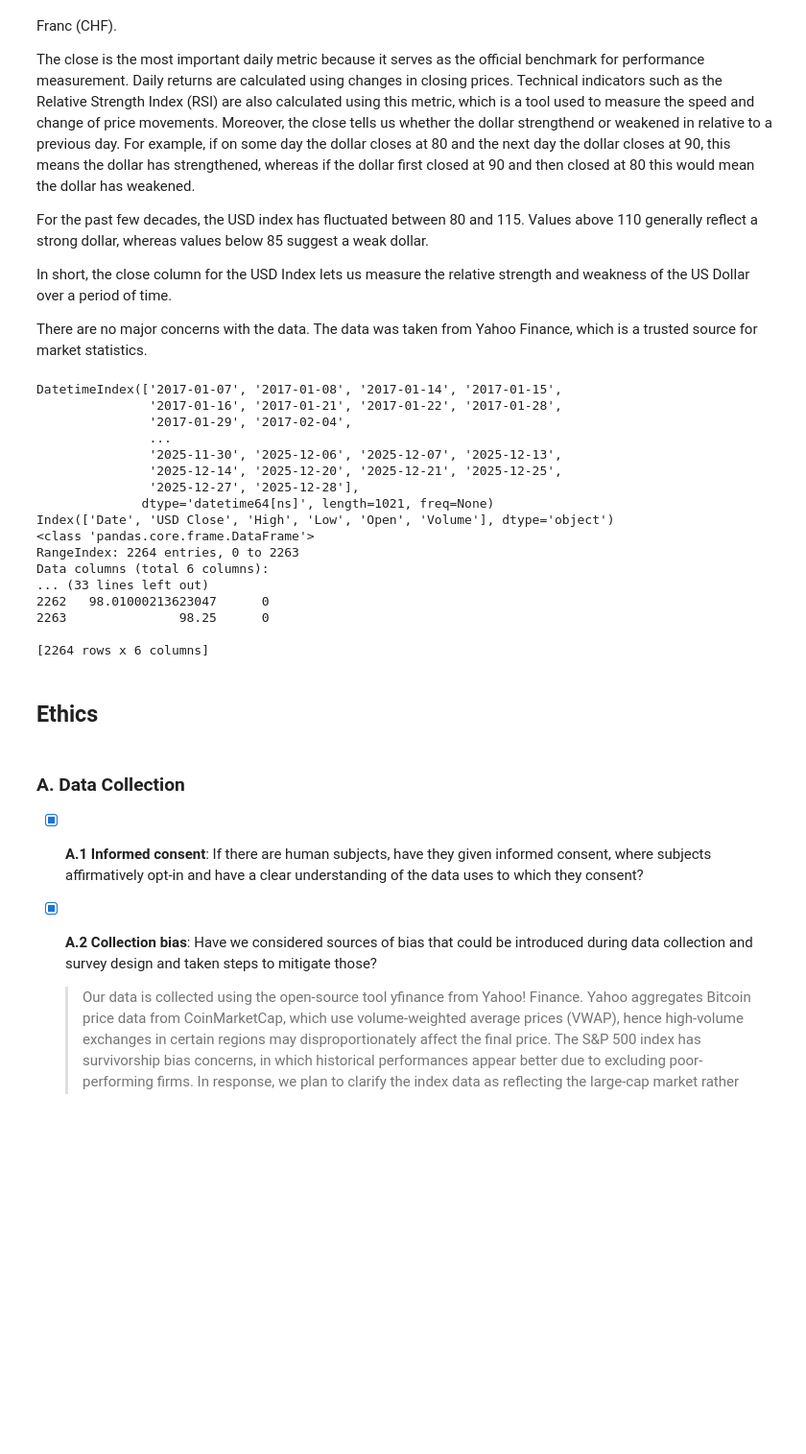
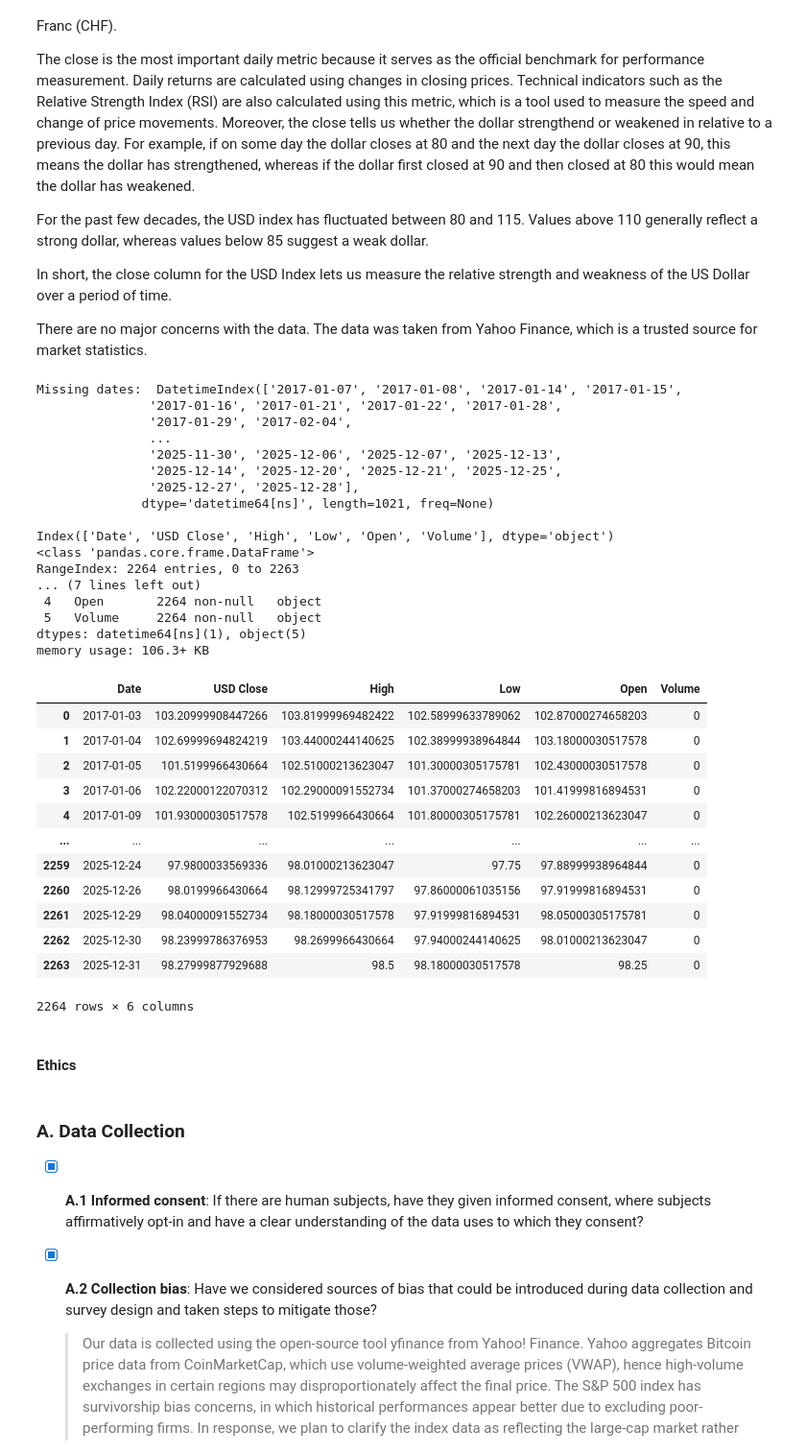
Before and after one commit to COGS108/Group110_WI26, a Jupyter notebook: 01-DataCheckpoint.ipynb, the cells around one changed output. Shown at 96% size. Cells and saved outputs as stored; diff of their text form; code cells hidden in the pictures; blank space fills up the shorter version.

```diff
--- a/01-DataCheckpoint.ipynb
+++ b/01-DataCheckpoint.ipynb
@@ -320,44 +361,57 @@ df_usd = pd.read_csv('./data/00-raw/usd-index.csv')
 
 df_usd = df_usd.drop([0, 1]) # csv file previously had multi-index columns. The column
                              # names are now entries. This removes them.
 
 df_usd = df_usd.rename(columns={ # Rename columns that are useful to us
     'Price': 'Date',
     'Close': 'USD Close'
 }).reset_index(drop=True)
 
 missing = find_missing_dates(df_usd) # Test if any dates are missing
-print(missing)
+print("Missing dates: ",missing,"\n")
 
 print(df_usd.columns) # Used to prove that each column has its own variable
 
 df_usd['Date'].is_unique # Used to prove no repeated dates
 
 df_usd.info() # Used to prove that each value is a single cell
 
 df_usd.describe(include='all')
 
-print(df_usd)
+display(df_usd)
 # %% [output]
-DatetimeIndex(['2017-01-07', '2017-01-08', '2017-01-14', '2017-01-15',
+Missing dates:  DatetimeIndex(['2017-01-07', '2017-01-08', '2017-01-14', '2017-01-15',
                '2017-01-16', '2017-01-21', '2017-01-22', '2017-01-28',
                '2017-01-29', '2017-02-04',
                ...
                '2025-11-30', '2025-12-06', '2025-12-07', '2025-12-13',
                '2025-12-14', '2025-12-20', '2025-12-21', '2025-12-25',
                '2025-12-27', '2025-12-28'],
               dtype='datetime64[ns]', length=1021, freq=None)
+
 Index(['Date', 'USD Close', 'High', 'Low', 'Open', 'Volume'], dtype='object')
 <class 'pandas.core.frame.DataFrame'>
 RangeIndex: 2264 entries, 0 to 2263
-Data columns (total 6 columns):
-... (33 lines left out)
-2262   98.01000213623047      0
-2263               98.25      0
-
-[2264 rows x 6 columns]
+... (7 lines left out)
+ 4   Open       2264 non-null   object
+ 5   Volume     2264 non-null   object
+dtypes: datetime64[ns](1), object(5)
+memory usage: 106.3+ KB
+|  | Date | USD Close | High | Low | Open | Volume |
+| 0 | 2017-01-03 | 103.20999908447266 | 103.81999969482422 | 102.58999633789062 | 102.87000274658203 | 0 |
+| 1 | 2017-01-04 | 102.69999694824219 | 103.44000244140625 | 102.38999938964844 | 103.18000030517578 | 0 |
+| 2 | 2017-01-05 | 101.5199966430664 | 102.51000213623047 | 101.30000305175781 | 102.43000030517578 | 0 |
+| 3 | 2017-01-06 | 102.22000122070312 | 102.29000091552734 | 101.37000274658203 | 101.41999816894531 | 0 |
+| 4 | 2017-01-09 | 101.93000030517578 | 102.5199966430664 | 101.80000305175781 | 102.26000213623047 | 0 |
+| ... | ... | ... | ... | ... | ... | ... |
+| 2259 | 2025-12-24 | 97.9800033569336 | 98.01000213623047 | 97.75 | 97.88999938964844 | 0 |
+| 2260 | 2025-12-26 | 98.0199966430664 | 98.12999725341797 | 97.86000061035156 | 97.91999816894531 | 0 |
+| 2261 | 2025-12-29 | 98.04000091552734 | 98.18000030517578 | 97.91999816894531 | 98.05000305175781 | 0 |
+| 2262 | 2025-12-30 | 98.23999786376953 | 98.2699966430664 | 97.94000244140625 | 98.01000213623047 | 0 |
+| 2263 | 2025-12-31 | 98.27999877929688 | 98.5 | 98.18000030517578 | 98.25 | 0 |
+2264 rows × 6 columns
 # %% [markdown]
-## Ethics
+#### Ethics
 # %% [markdown]
 ### A. Data Collection
  - [X] **A.1 Informed consent**: If there are human subjects, have they given informed consent, where subjects affirmatively opt-in and have a clear understanding of the data uses to which they consent?
```
Also changed, not shown: parts of 6 cells of this notebook.
